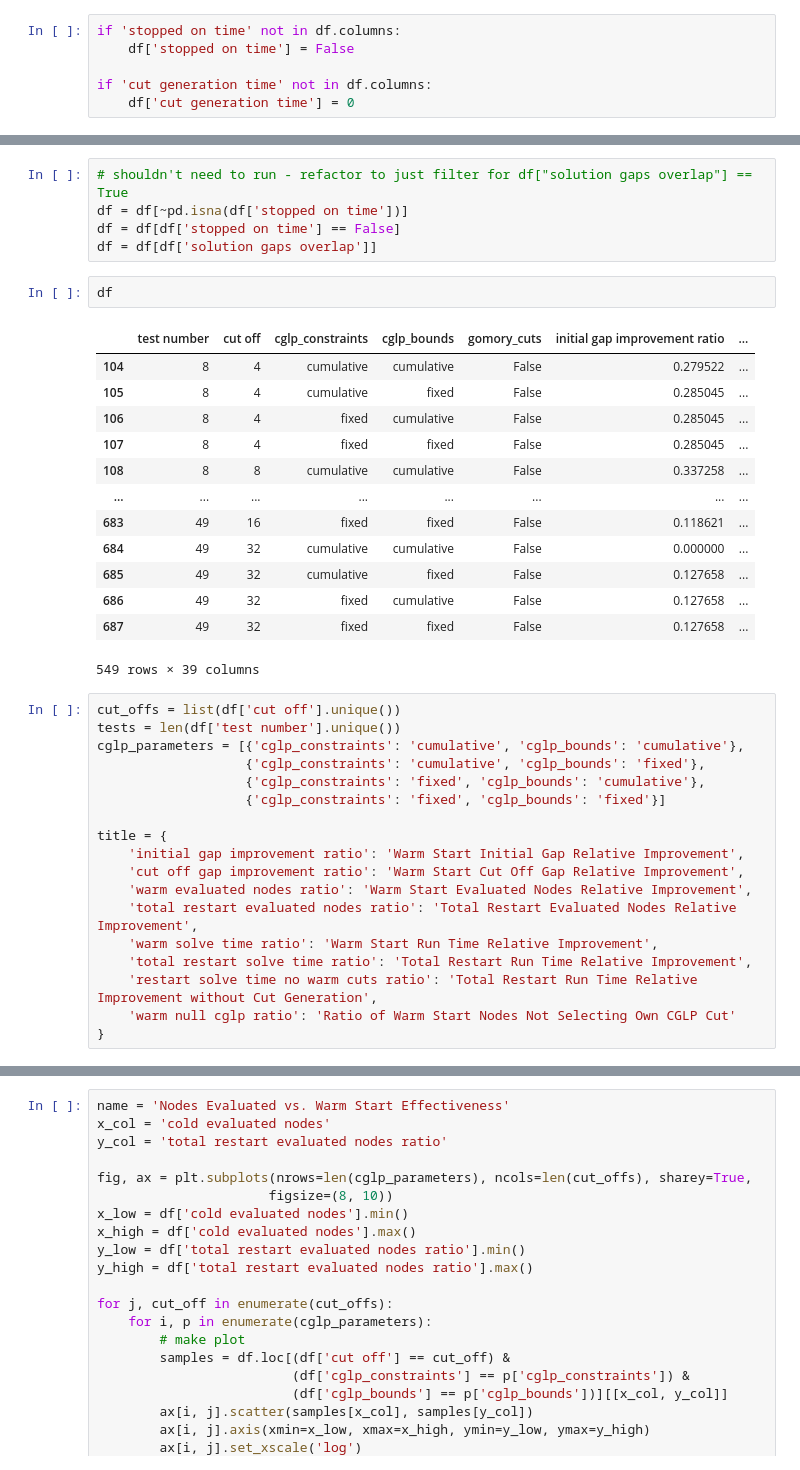
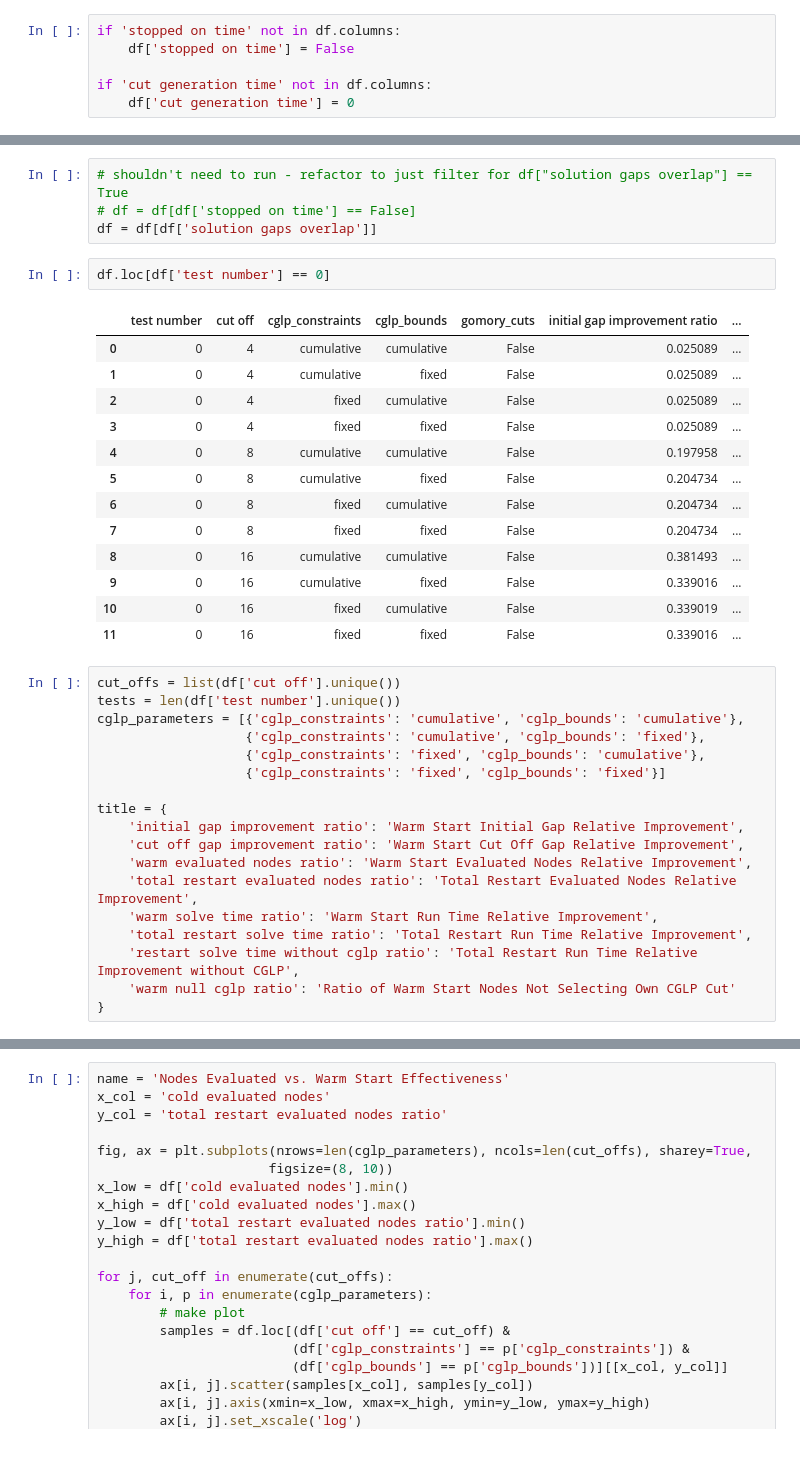
Before and after one commit to spkelle2/warm_starting_series_of_MILPs, a Jupyter notebook: experiments/graphs.ipynb, the cells around one changed output, grey strips where cells are left out. Cells and saved outputs as stored; diff of their text form.

```diff
--- a/experiments/graphs.ipynb
+++ b/experiments/graphs.ipynb
@@ -45,24 +37,23 @@ df
 # %%
 # shouldn't need to run - refactor to just filter for df["solution gaps overlap"] == True
-df = df[~pd.isna(df['stopped on time'])]
-df = df[df['stopped on time'] == False]
+# df = df[df['stopped on time'] == False]
 df = df[df['solution gaps overlap']]
-# %%
-df
-# %% [output]
-|  | test number | cut off | cglp_constraints | cglp_bounds | gomory_cuts | initial gap improvement ratio | ... |
-| 104 | 8 | 4 | cumulative | cumulative | False | 0.279522 | ... |
-| 105 | 8 | 4 | cumulative | fixed | False | 0.285045 | ... |
-| 106 | 8 | 4 | fixed | cumulative | False | 0.285045 | ... |
-| 107 | 8 | 4 | fixed | fixed | False | 0.285045 | ... |
-| 108 | 8 | 8 | cumulative | cumulative | False | 0.337258 | ... |
-| ... | ... | ... | ... | ... | ... | ... | ... |
-| 683 | 49 | 16 | fixed | fixed | False | 0.118621 | ... |
-| 684 | 49 | 32 | cumulative | cumulative | False | 0.000000 | ... |
-| 685 | 49 | 32 | cumulative | fixed | False | 0.127658 | ... |
-| 686 | 49 | 32 | fixed | cumulative | False | 0.127658 | ... |
-| 687 | 49 | 32 | fixed | fixed | False | 0.127658 | ... |
-549 rows × 39 columns
+# %%
+df.loc[df['test number'] == 0]
+# %% [output]
+|  | test number | cut off | cglp_constraints | cglp_bounds | gomory_cuts | initial gap improvement ratio | ... |
+| 0 | 0 | 4 | cumulative | cumulative | False | 0.025089 | ... |
+| 1 | 0 | 4 | cumulative | fixed | False | 0.025089 | ... |
+| 2 | 0 | 4 | fixed | cumulative | False | 0.025089 | ... |
+| 3 | 0 | 4 | fixed | fixed | False | 0.025089 | ... |
+| 4 | 0 | 8 | cumulative | cumulative | False | 0.197958 | ... |
+| 5 | 0 | 8 | cumulative | fixed | False | 0.204734 | ... |
+| 6 | 0 | 8 | fixed | cumulative | False | 0.204734 | ... |
+| 7 | 0 | 8 | fixed | fixed | False | 0.204734 | ... |
+| 8 | 0 | 16 | cumulative | cumulative | False | 0.381493 | ... |
+| 9 | 0 | 16 | cumulative | fixed | False | 0.339016 | ... |
+| 10 | 0 | 16 | fixed | cumulative | False | 0.339019 | ... |
+| 11 | 0 | 16 | fixed | fixed | False | 0.339016 | ... |
 # %%
 cut_offs = list(df['cut off'].unique())
 tests = len(df['test number'].unique())
@@ -78,7 +69,7 @@ title = {
     'total restart evaluated nodes ratio': 'Total Restart Evaluated Nodes Relative Improvement',
     'warm solve time ratio': 'Warm Start Run Time Relative Improvement',
     'total restart solve time ratio': 'Total Restart Run Time Relative Improvement',
-    'restart solve time no warm cuts ratio': 'Total Restart Run Time Relative Improvement without Cut Generation',
+    'restart solve time without cglp ratio': 'Total Restart Run Time Relative Improvement without CGLP',
     'warm null cglp ratio': 'Ratio of Warm Start Nodes Not Selecting Own CGLP Cut'
 }
 # %%
```
Also changed, not shown: parts of 5 cells of this notebook, 3 other files.
